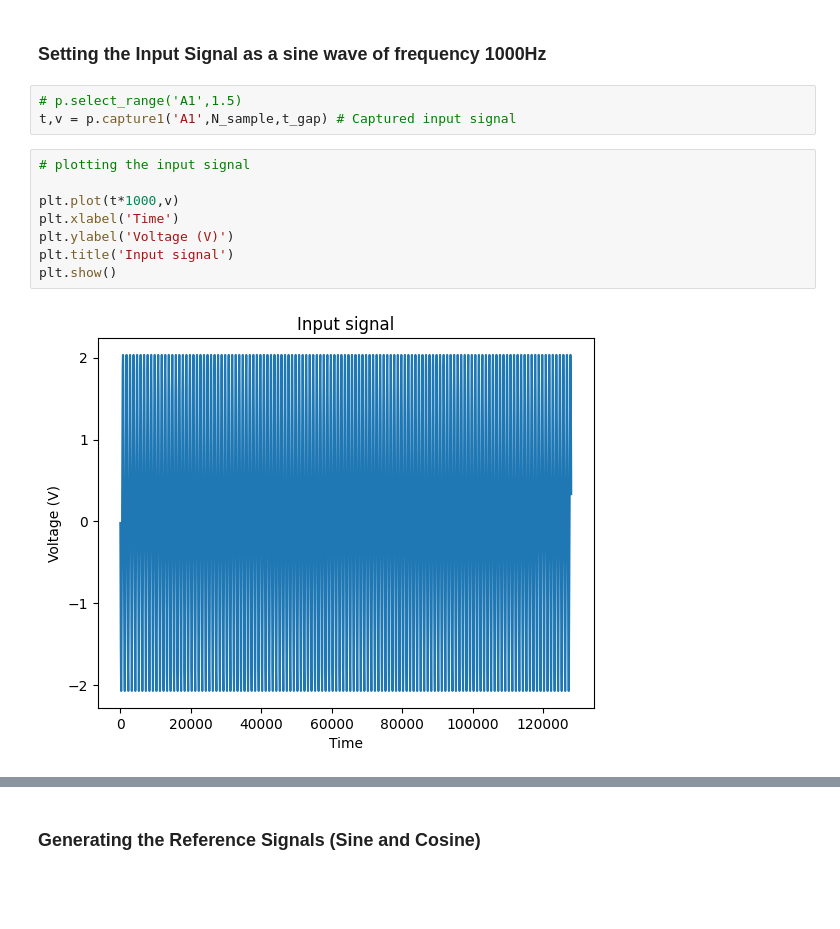
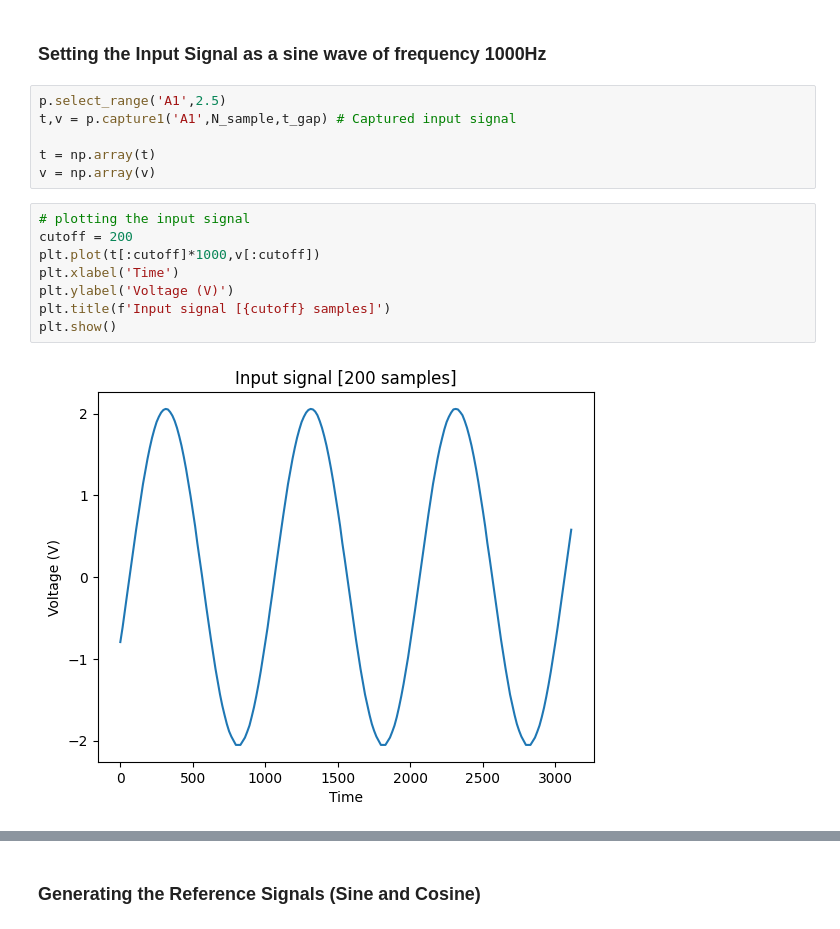
Before and after one commit to AdhilshaA/Lockin_expeyes, a Jupyter notebook: codes/process_fngenerator.ipynb, the cells around one changed output, grey strips where cells are left out. Saved outputs shown, nothing was run; the diff lists cells and outputs as text; blank space fills up the shorter version.

```diff
--- a/codes/process_fngenerator.ipynb
+++ b/codes/process_fngenerator.ipynb
@@ -39,15 +44,18 @@ t_gap = 15.625 us
 # %% [markdown]
 ### Setting the Input Signal as a sine wave of frequency 1000Hz
 # %%
-# p.select_range('A1',1.5)
+p.select_range('A1',2.5)
 t,v = p.capture1('A1',N_sample,t_gap) # Captured input signal
+
+t = np.array(t)
+v = np.array(v)
 # %%
 # plotting the input signal
-
-plt.plot(t*1000,v)
+cutoff = 200
+plt.plot(t[:cutoff]*1000,v[:cutoff])
 plt.xlabel('Time')
 plt.ylabel('Voltage (V)')
-plt.title('Input signal')
+plt.title(f'Input signal [{cutoff} samples]')
 plt.show()
 # %% [output]
-[figure, old version]
+[figure, new version]
```
Also changed, not shown: parts of 14 cells of this notebook, 2 other files.
